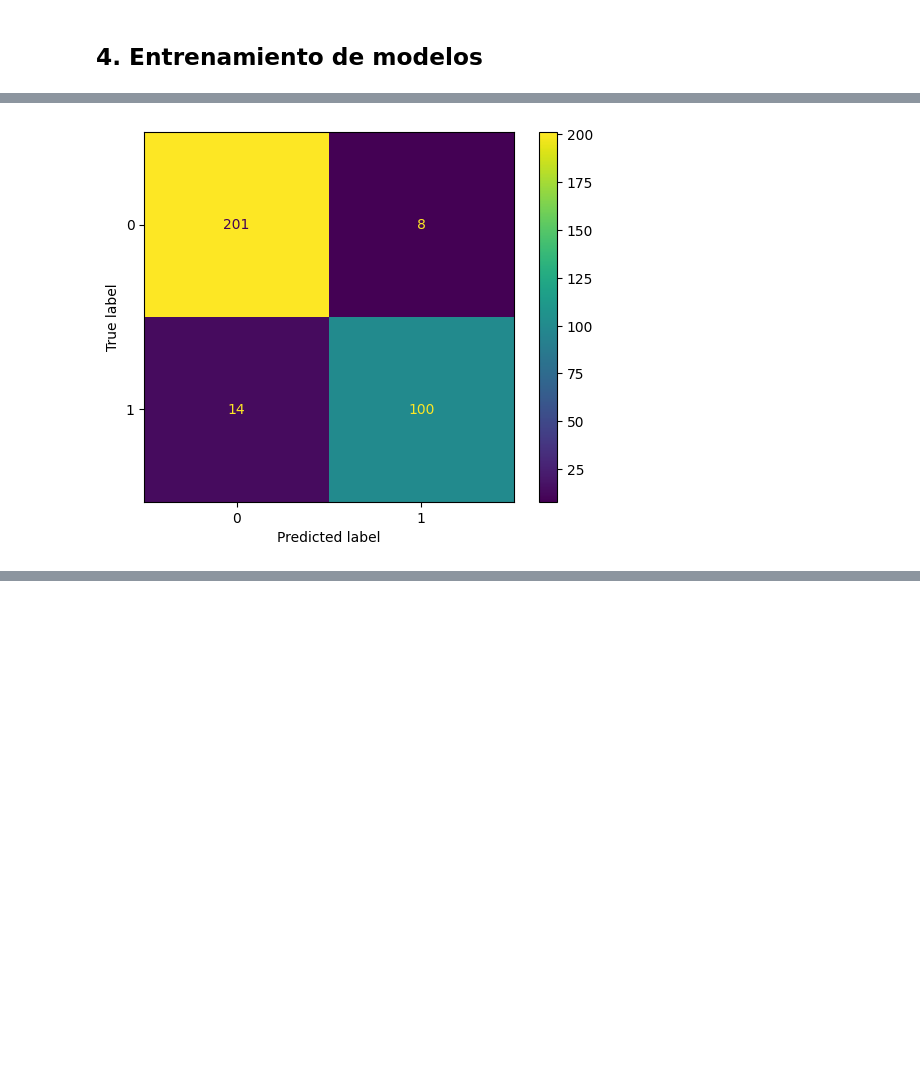
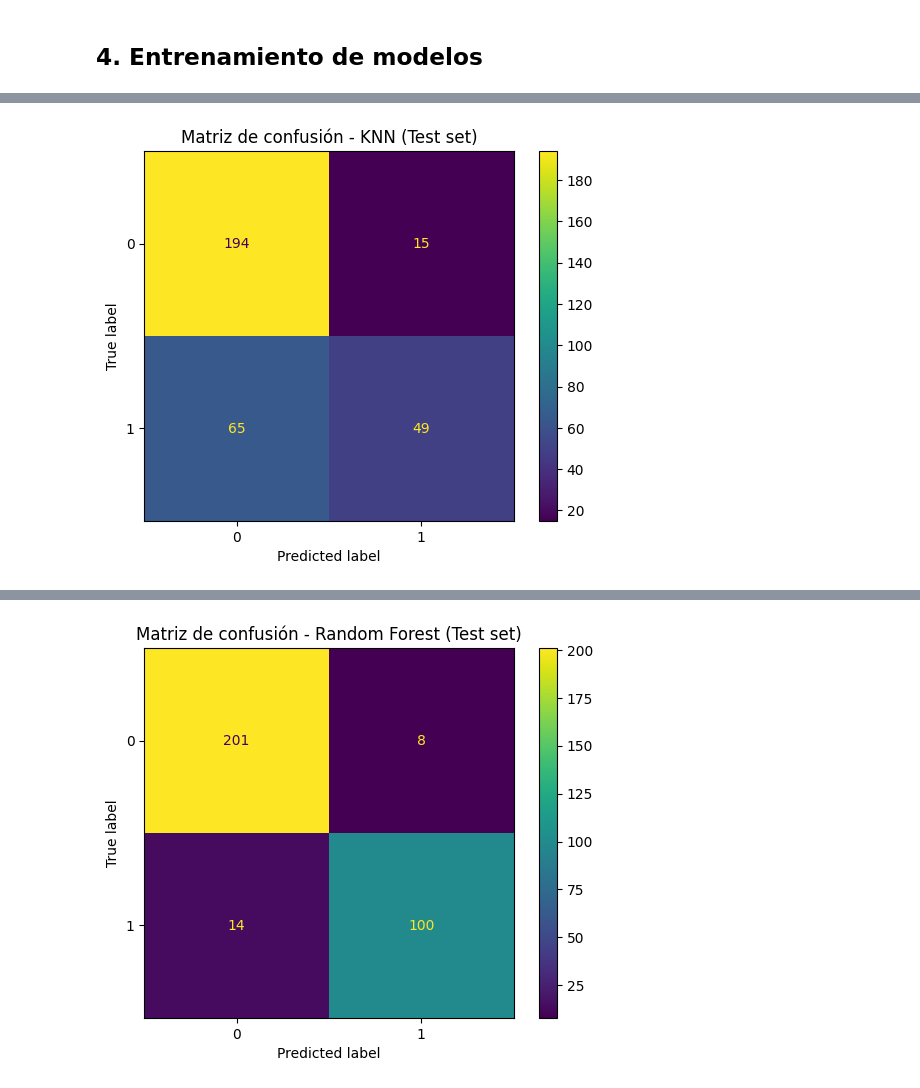
Before and after one commit to Manco312/Deliverable2-AI, a Jupyter notebook: analysis.ipynb, the cells around one changed output, grey strips where cells are left out. Saved outputs shown, nothing was run; the diff lists cells and outputs as text; code cells hidden in the pictures; blank space fills up the shorter version.

Commit message:
ADD: kNN - Tabla resultados

```diff
--- a/analysis.ipynb
+++ b/analysis.ipynb
@@ -265,14 +267,26 @@ Tamaño de X_test: (323, 32), y_test: (323,)
 # a. Entrenamiento y evaluación de modelos
 
 # Defineamos los modelos base (random forest):
+knn_base = KNeighborsClassifier()
 rf_base = RandomForestClassifier(random_state=42)
 
 # Definamos la malla de parámetros sobre la que haremos la búsqueda:
+param_grid_knn = {
+    'classifier__n_neighbors': [3, 5, 7, 9, 11, 13, 15, 40, 50],
+    'classifier__weights': ['uniform', 'distance'],
+    'classifier__metric': ['euclidean', 'manhattan']
+}
+
 param_grid = {
     'classifier__n_estimators': [50, 100],
     'classifier__max_depth': list(range(2, 8)),
     'classifier__min_samples_leaf': [1, 10, 50]
 }
+
+pipeline_knn = Pipeline(steps=[
+    ('processor', preprocessor),
+    ('classifier', knn_base),
+])
 
 pipeline_rf = Pipeline(steps = [
     ('processor', preprocessor),
@@ -280,45 +294,70 @@ pipeline_rf = Pipeline(steps = [
                             ])
 
 # Definamos nuestros modelo mediante GridSearchCV:
+knn = GridSearchCV(pipeline_knn, cv=3, param_grid=param_grid_knn)
 rf = GridSearchCV(pipeline_rf, cv=3, param_grid=param_grid)
 
 # Entrenemos el random forest:
+knn.fit(X_train, y_train)
 rf.fit(X_train, y_train)
 
 # Obtengamos los mejores hiperparámetros encontrados para el random forest:
-print(rf.best_params_)
+print("Mejores hiperparámetros (KNN):", knn.best_params_)
+print("Mejores hiperparámetros (Random Forest):", rf.best_params_)
 
-# Obtengamos la accuracy y el F1 score de entrenamiento para cada modelo:
-print("Training set")
+# Crear diccionario con resultados
+resultados = {
+    "Modelo": ["k-NN", "k-NN", "k-NN", "Random Forest", "Random Forest", "Random Forest"],
+    "Dataset": ["Train", "Validation", "Test", "Train", "Validation", "Test"],
+    "Accuracy": [
+        knn.score(X_train, y_train),
+        knn.score(X_val, y_val),
+        knn.score(X_test, y_test),
+        rf.score(X_train, y_train),
+        rf.score(X_val, y_val),
+        rf.score(X_test, y_test)
+    ],
+    "F1 Score": [
+        f1_score(y_train, knn.predict(X_train), average="macro"),
+        f1_score(y_val, knn.predict(X_val), average="macro"),
+        f1_score(y_test, knn.predict(X_test), average="macro"),
+        f1_score(y_train, rf.predict(X_train), average="macro"),
+        f1_score(y_val, rf.predict(X_val), average="macro"),
+        f1_score(y_test, rf.predict(X_test), average="macro")
+    ]
+}
 
-print(f"Model: Random Forest")
-print(f'Accuracy: {rf.score(X_train, y_train)}')
-print(f"F1 score: {f1_score(y_train, rf.predict(X_train), average='macro')}")
-print('\n')
+# Convertir a DataFrame
+df_resultados = pd.DataFrame(resultados)
 
-print("Test set")
+# Mostrar tabla
+print(df_resultados)
 
-print(f"Model: Random Forest")
-print(f'Accuracy: {rf.score(X_test, y_test)}')
-print(f"F1 score: {f1_score(y_test, rf.predict(X_test), average='macro')}")
-print('\n')
+# Matriz de confusión en test para KNN (sin normalizar)
+cm = confusion_matrix(y_test, knn.predict(X_test))
+disp = ConfusionMatrixDisplay(cm)
+disp.plot()
+plt.title("Matriz de confusión - KNN (Test set)")
+plt.show()
 
-print("Validation set")
+# Matriz de confusión en validación para KNN (sin normalizar)
+cm = confusion_matrix(y_val, knn.predict(X_val))
+disp = ConfusionMatrixDisplay(cm)
+disp.plot()
+plt.title("Matriz de confusión - KNN (Validation set)")
+plt.show()
 
-print(f"Model: Random Forest")
-print(f'Accuracy: {rf.score(X_val, y_val)}')
-print(f"F1 score: {f1_score(y_val, rf.predict(X_val), average='macro')}")
-print('\n')
-
-# Grafiquemos la matriz de confusión del random foresr para los datos de prueba (sin normalizar):
+# Grafiquemos la matriz de confusión del random forest para los datos de prueba (sin normalizar):
 cm = confusion_matrix(y_test,rf.predict(X_test))
 disp = ConfusionMatrixDisplay(cm)
 disp.plot()
+plt.title("Matriz de confusión - Random Forest (Test set)")
 plt.show()
 
-# Grafiquemos la matriz de confusión del random foresr para los datos de validación (sin normalizar):
+# Grafiquemos la matriz de confusión del random forest para los datos de validación (sin normalizar):
 cm = confusion_matrix(y_val,rf.predict(X_val))
 disp = ConfusionMatrixDisplay(cm)
 disp.plot()
+plt.title("Matriz de confusión - Random Forest (Validation set)")
 plt.show()
 # %% [output]
@@ -342 +373 @@ F1 score: 0.892379679144385
-[figure, old version]
+[figure, new version]
@@ -343,0 +375 @@ F1 score: 0.892379679144385
+[figure, added]
```
Also changed, not shown: parts of 3 cells of this notebook.
